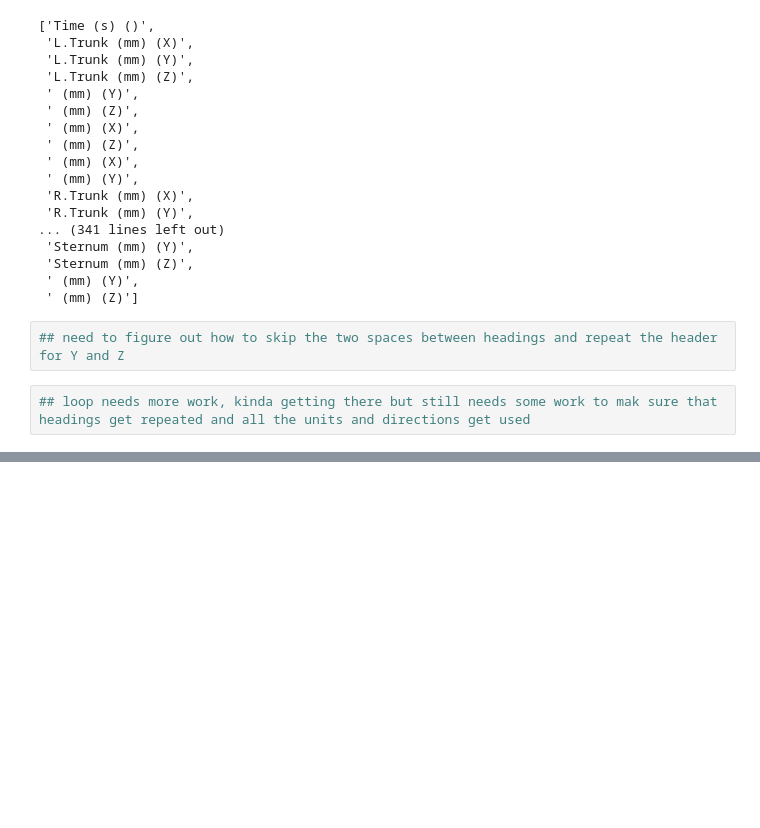
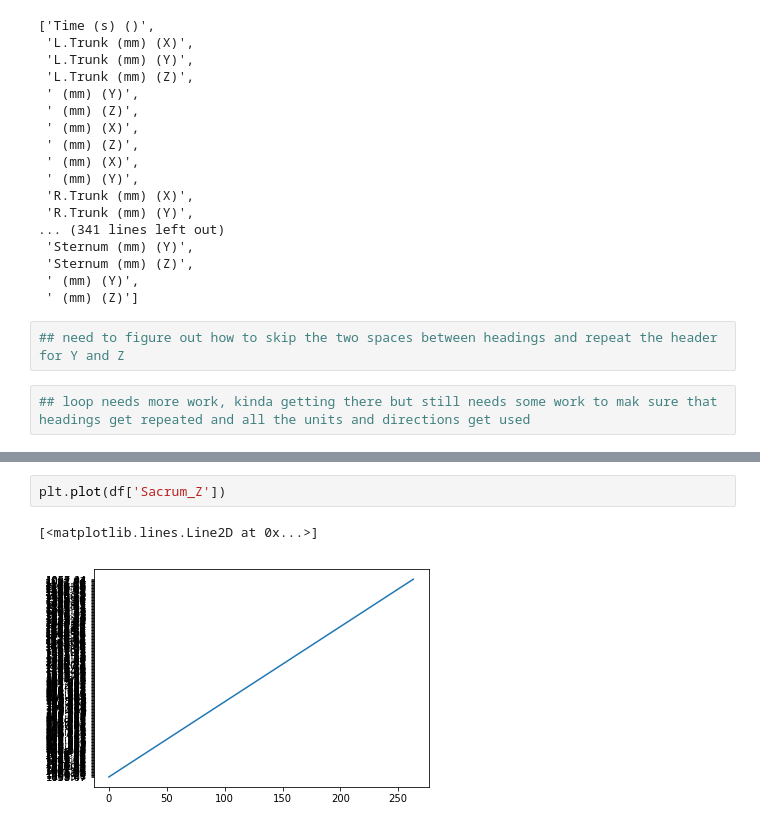
Before and after one commit to jmcclung32/VPython, a Jupyter notebook: read-c3d-export.ipynb, the cells around one changed output, grey strips where cells are left out. Drawn from its saved outputs; the diff is of its cells as text; blank space fills up the shorter version.

```diff
--- a/read-c3d-export.ipynb
+++ b/read-c3d-export.ipynb
@@ -163,0 +306,5 @@ pos_head_unit
+# %%
+plt.plot(df['Sacrum_Z'])
+# %% [output]
+[<matplotlib.lines.Line2D at 0x...>]
+[figure, added]
```
Also changed, not shown: parts of 8 cells of this notebook.
